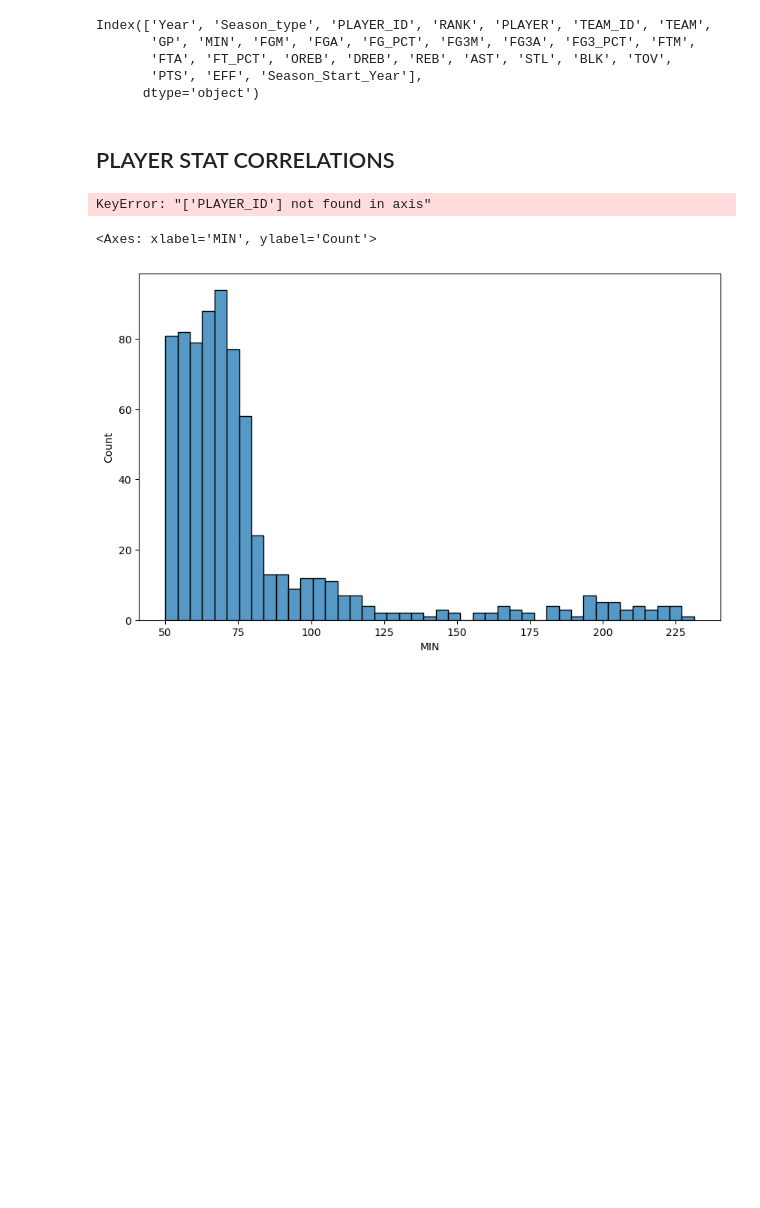
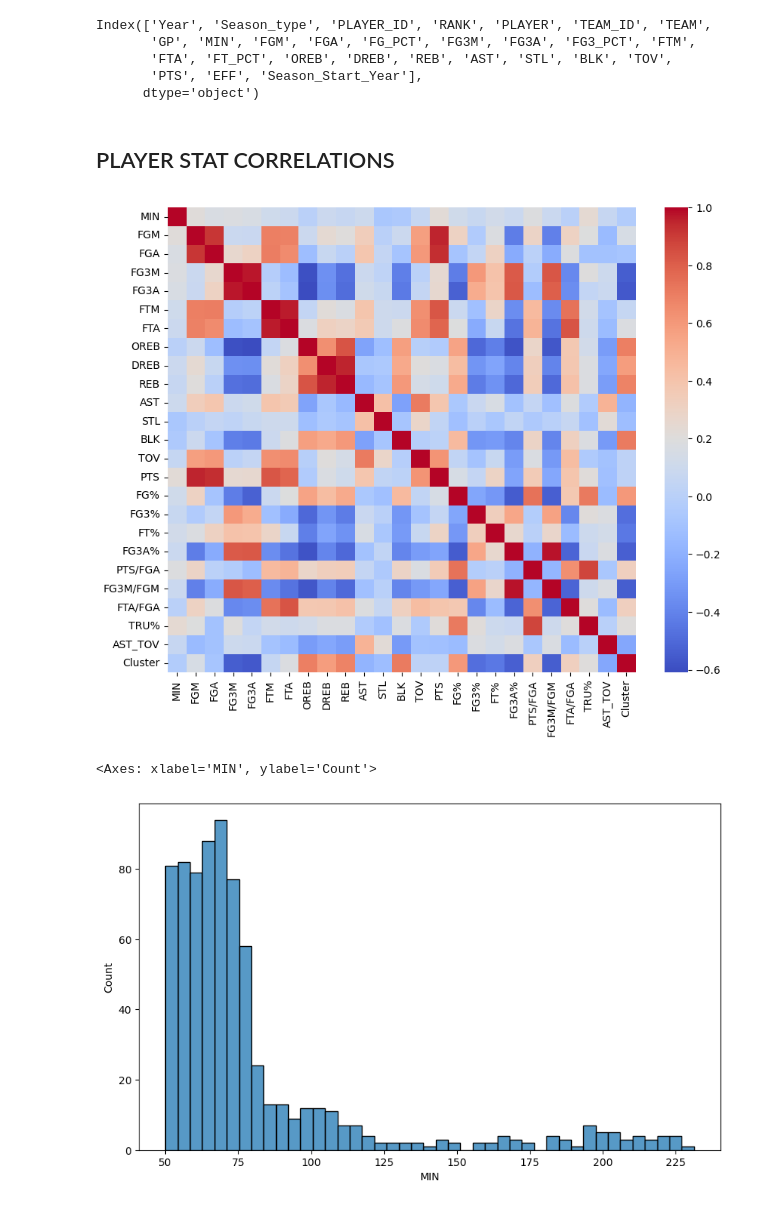
Before and after one commit to mrbumcum/nba-playstyle-clustering, a Jupyter notebook: nba-clustering-project.ipynb, the cells around one changed output. Drawn from its saved outputs; the diff is of its cells as text; code cells hidden in the pictures; blank space fills up the shorter version.

```diff
--- a/nba-clustering-project.ipynb
+++ b/nba-clustering-project.ipynb
@@ -146,13 +146,13 @@ data_per_min['AST_TOV'] = data_per_min['AST']/data_per_min['TOV']
 data_per_min = data_per_min.drop(columns='PLAYER_ID')
 data_per_min = data_per_min[data_per_min['MIN'] >= 50]
 # %%
-data_per_min2 = data_per_min.drop(columns=['Year', 'PLAYER_ID', 'PLAYER'])
+data_per_min2 = data_per_min.drop(columns=['Year', 'PLAYER'])
 correlation_matrix = data_per_min2.corr()
 plt.figure(figsize = (10,8))
 sns.heatmap(correlation_matrix, cmap = 'coolwarm')
 plt.show()
 # %% [output]
-KeyError: "['PLAYER_ID'] not found in axis"
+[figure, added]
 # %%
 player_counts = data_per_min['PLAYER'].value_counts()
 plt.figure(figsize=(10,6))
```
Also changed, not shown: 1 other file.
